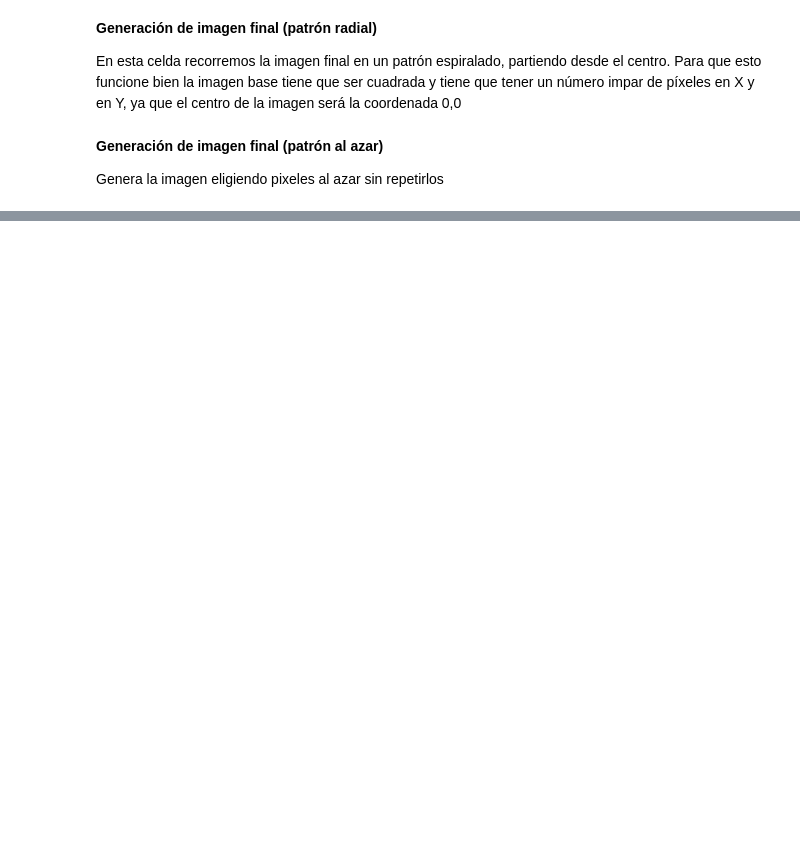
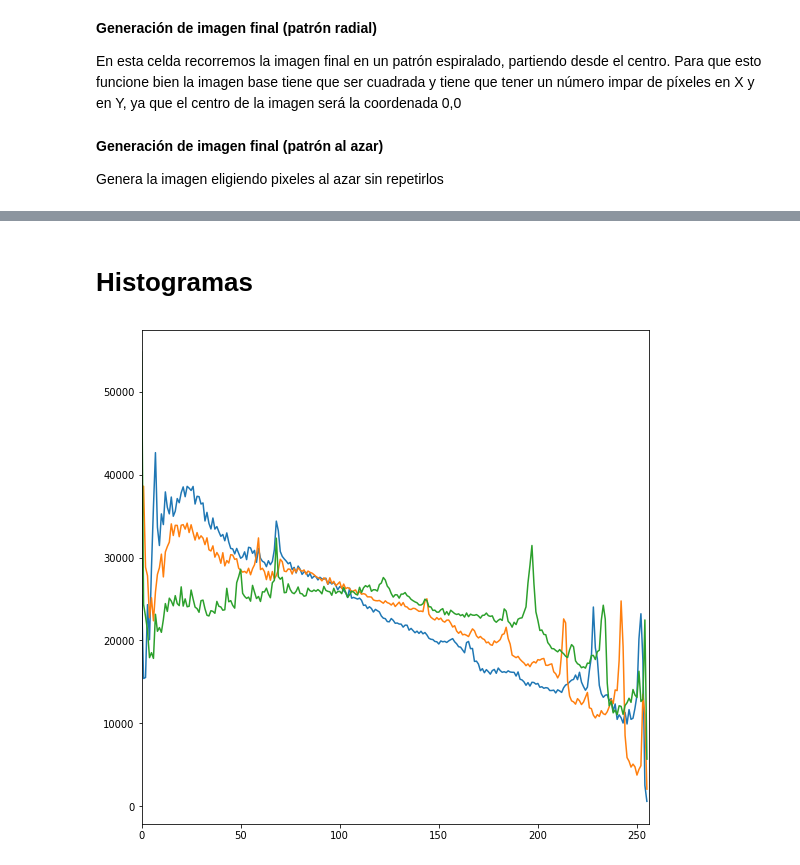
Before and after one commit to stabilini/mosaic-photo, a Jupyter notebook: Mosaico de imágenes.ipynb, the cells around one changed output, grey strips where cells are left out. Drawn from its saved outputs; the diff is of its cells as text; code cells hidden in the pictures; blank space fills up the shorter version.

```diff
--- a/Mosaico de imágenes.ipynb
+++ b/Mosaico de imágenes.ipynb
@@ -604,0 +291,24 @@ tree = spatial.KDTree(image_values)
+# %% [markdown]
+# Histogramas
+# %%
+# Histograma de una imagen
+
+import cv2
+import numpy as np
+from matplotlib import pyplot as plt
+
+img = cv2.imread('resultado.png')
+#img = cv2.cvtColor(img, cv2.COLOR_BGR2RGB)
+
+# Calculate histogram without mask
+hist1 = cv2.calcHist([img],[0],None,[256],[0,256])
+hist2 = cv2.calcHist([img],[1],None,[256],[0,256])
+hist3 = cv2.calcHist([img],[2],None,[256],[0,256])
+
+plt.figure(figsize=(20,20))
+plt.subplot(222), plt.plot(hist1), plt.plot(hist2), plt.plot(hist3)
+plt.xlim([0,256])
+
+plt.show()
+# %% [output]
+[figure, added]
```
Also changed, not shown: parts of 86 cells of this notebook, 8 other files.
